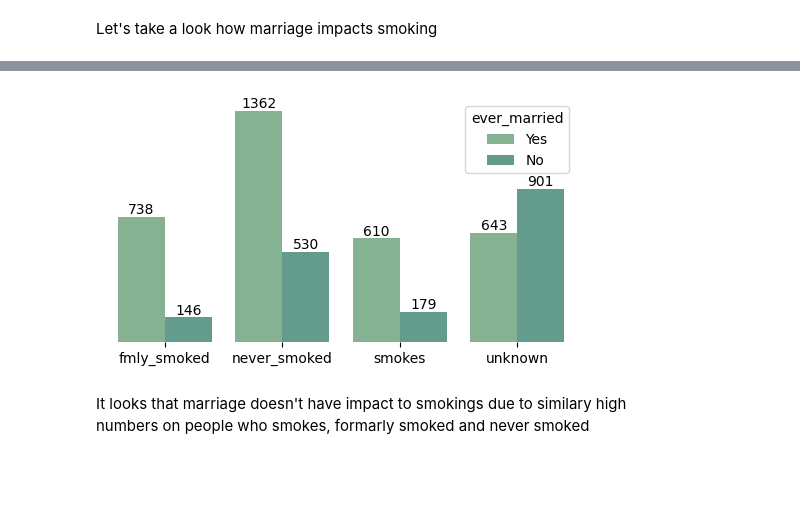
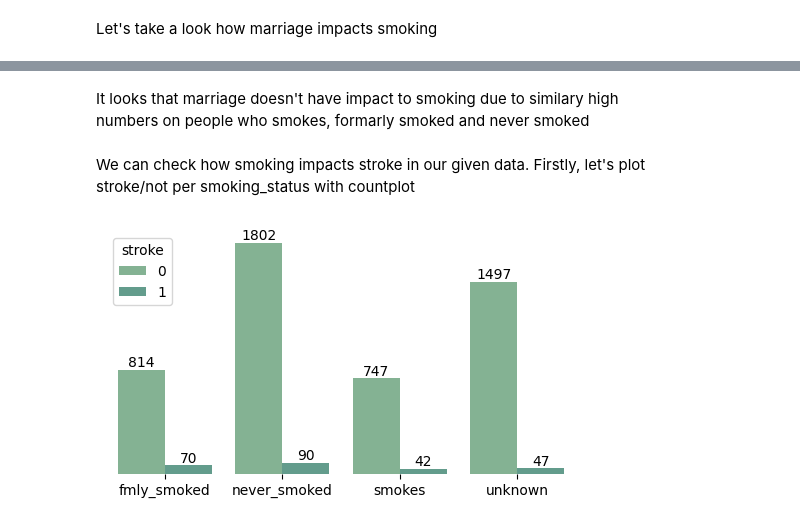
Before and after one commit to ShariYo/Modul3Sprint2, a Jupyter notebook: project/main.ipynb, the cells around one changed output, grey strips where cells are left out. Saved outputs shown, nothing was run; the diff lists cells and outputs as text; code cells hidden in the pictures; blank space fills up the shorter version.

```diff
--- a/project/main.ipynb
+++ b/project/main.ipynb
@@ -576,8 +618,10 @@ Let's take a look how marriage impacts smoking
+# %% [markdown]
+It looks that marriage doesn't have impact to smoking due to similary high
+numbers on people who smokes, formarly smoked and never smoked
+# %% [markdown]
+We can check how smoking impacts stroke in our given data. Firstly, let's plot
+stroke/not per smoking_status with countplot
 # %%
-sand.f_countplot(data=hc, xaxis="smoking_status", hue="ever_married")
-plt.show()
+sand.f_countplot(data=hc, xaxis="smoking_status", hue="stroke")
 # %% [output]
-[figure, old version]
+[figure, new version]
-# %% [markdown]
-It looks that marriage doesn't have impact to smokings due to similary high
-numbers on people who smokes, formarly smoked and never smoked
```
Also changed, not shown: parts of 9 cells of this notebook.
